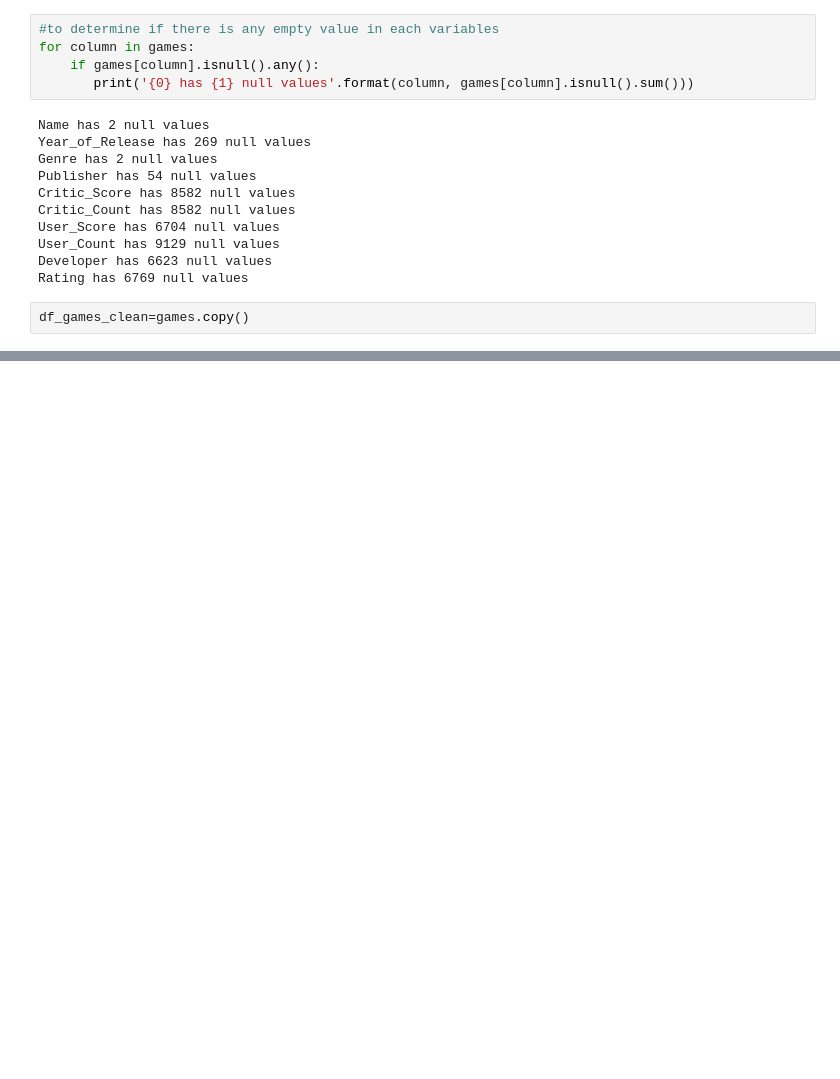
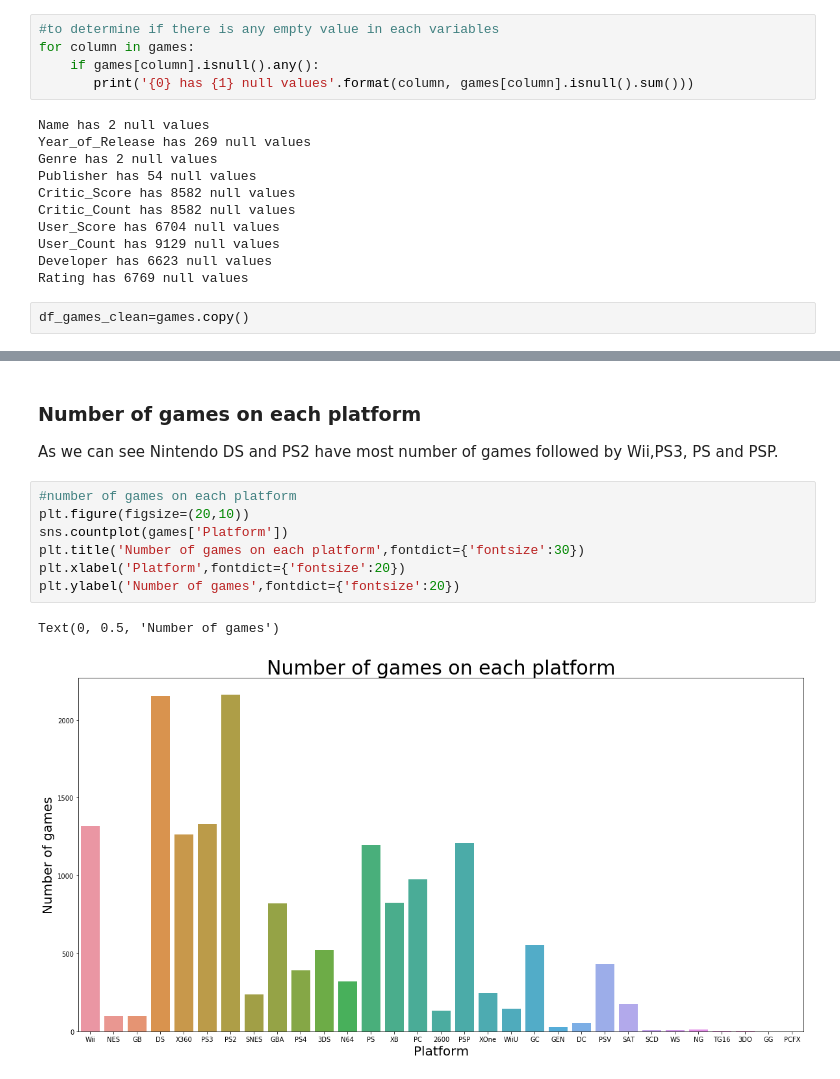
Before and after one commit to silver917/DSBA6276, a Jupyter notebook: Group Project - Kaggle Game Data.ipynb, the cells around one changed output, grey strips where cells are left out. Saved outputs shown, nothing was run; the diff lists cells and outputs as text; blank space fills up the shorter version.

Commit message:
added 3 graphs

```diff
--- a/Group Project - Kaggle Game Data.ipynb
+++ b/Group Project - Kaggle Game Data.ipynb
@@ -96,0 +99,14 @@ df_games_clean
+# %% [markdown]
+### Number of games on each platform
+
+As we can see Nintendo DS and PS2 have most number of games followed by Wii,PS3, PS and PSP.
+# %%
+#number of games on each platform
+plt.figure(figsize=(20,10))
+sns.countplot(games['Platform'])
+plt.title('Number of games on each platform',fontdict={'fontsize':30})
+plt.xlabel('Platform',fontdict={'fontsize':20})
+plt.ylabel('Number of games',fontdict={'fontsize':20})
+# %% [output]
+Text(0, 0.5, 'Number of games')
+[figure, added]
```
Also changed, not shown: parts of 7 cells of this notebook.
